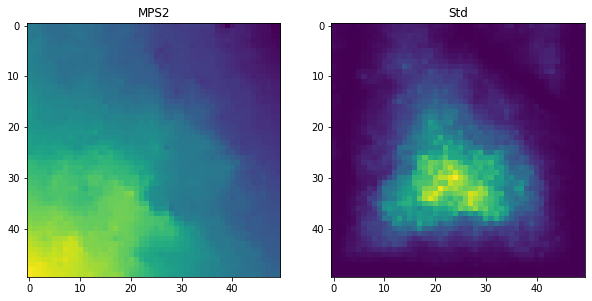
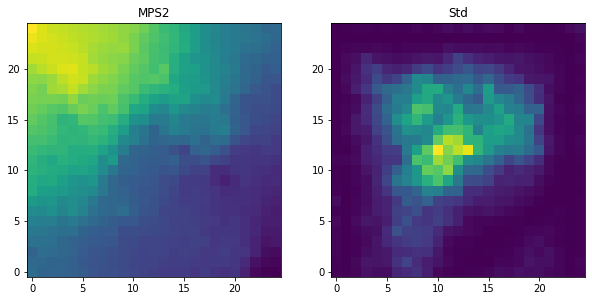
The notebook cell's code change between the first figure and the second:
--- before
+++ after
@@ -1,10 +1,10 @@
 plt.subplots(1,2,figsize=(10,10))
 plt.subplot(1,2,1)
-plt.imshow(extra2[0])
+plt.imshow(extra2[0],origin='lower')
 plt.title('MPS2')
 
 std_MPS2 = np.var(extra2,axis=0)
 plt.subplot(1,2,2)
-plt.imshow(std_MPS2)
+plt.imshow(std_MPS2,origin='lower')
 plt.title('Std')
 plt.show()

Commit: correction de l orientation des points sur les images